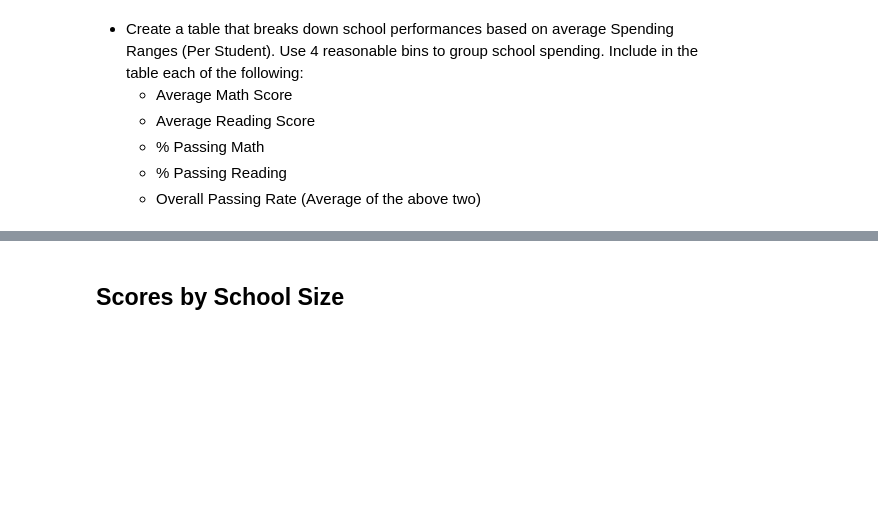
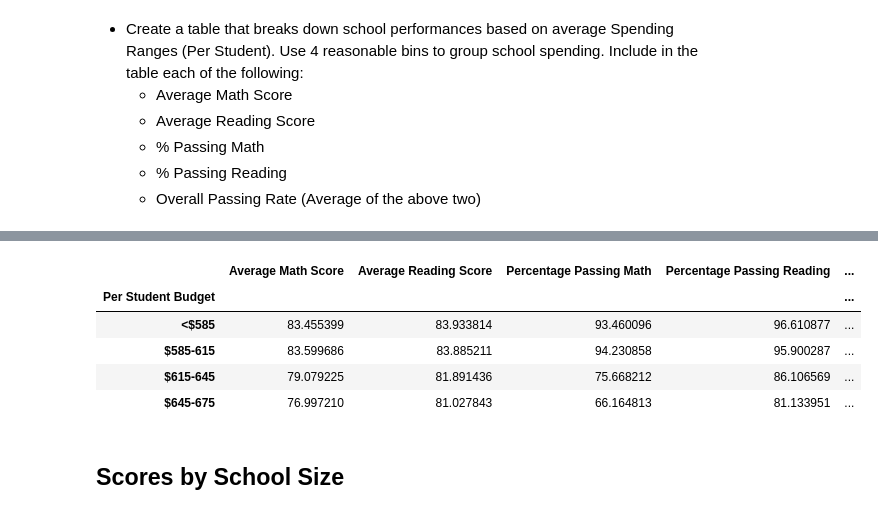
Before and after one commit to smurphy1983/pandas_homework, a Jupyter notebook: PyCitySchools_SFM.ipynb, the cells around one changed output, grey strips where cells are left out. Cells and saved outputs as stored; diff of their text form; code cells hidden in the pictures; blank space fills up the shorter version.

Commit message:
Added comments to my code and also added trends for the datasets. Completed the PyCity final sections

```diff
--- a/PyCitySchools_SFM.ipynb
+++ b/PyCitySchools_SFM.ipynb
@@ -299,3 +297,34 @@ See the caveats in the documentation: http://pandas.pydata.org/pandas-docs/stabl
+# %%
+#this is challenging as I am confused how to group on an already grouped dataset
+#used the objects rather than the title of the array to cut the dataset
+
+summary_per_sch["Per Student Budget"] = pd.cut(per_student_budget, bins, labels=group_names)
+
+#grouping at each point ensures that the previous grouping (based on school) is not as important
+byspending_math = summary_per_sch.groupby(["Per Student Budget"]).mean()["Average Math Score"]
+byspending_read = summary_per_sch.groupby(["Per Student Budget"]).mean()["Average Reading Score"]
+byspend_pass_math = summary_per_sch.groupby(["Per Student Budget"]).mean()["Percentage Passing Math"]
+byspend_pass_read = summary_per_sch.groupby(["Per Student Budget"]).mean()["Percentage Passing Reading"]
+byspend_overallpass =summary_per_sch.groupby(["Per Student Budget"]).mean()["Overall Passing Rate %"]
+
+#define new dataframe with the above arras/lists
+byspend = pd.DataFrame({"Average Math Score": byspending_math,
+                        "Average Reading Score":byspending_read,
+                        "Percentage Passing Math":byspend_pass_math,
+                        "Percentage Passing Reading": byspend_pass_read,
+                        "Overall Passing Rate %" :byspend_overallpass
+
+})
+
+#print to screen
+byspend
+# %% [output]
+|  | Average Math Score | Average Reading Score | Percentage Passing Math | Percentage Passing Reading | ... |
+| Per Student Budget |  |  |  |  | ... |
+| <$585 | 83.455399 | 83.933814 | 93.460096 | 96.610877 | ... |
+| $585-615 | 83.599686 | 83.885211 | 94.230858 | 95.900287 | ... |
+| $615-645 | 79.079225 | 81.891436 | 75.668212 | 86.106569 | ... |
+| $645-675 | 76.997210 | 81.027843 | 66.164813 | 81.133951 | ... |
 # %% [markdown]
 ## Scores by School Size
 # %% [markdown]
```
Also changed, not shown: parts of 14 cells of this notebook, 1 other file.
